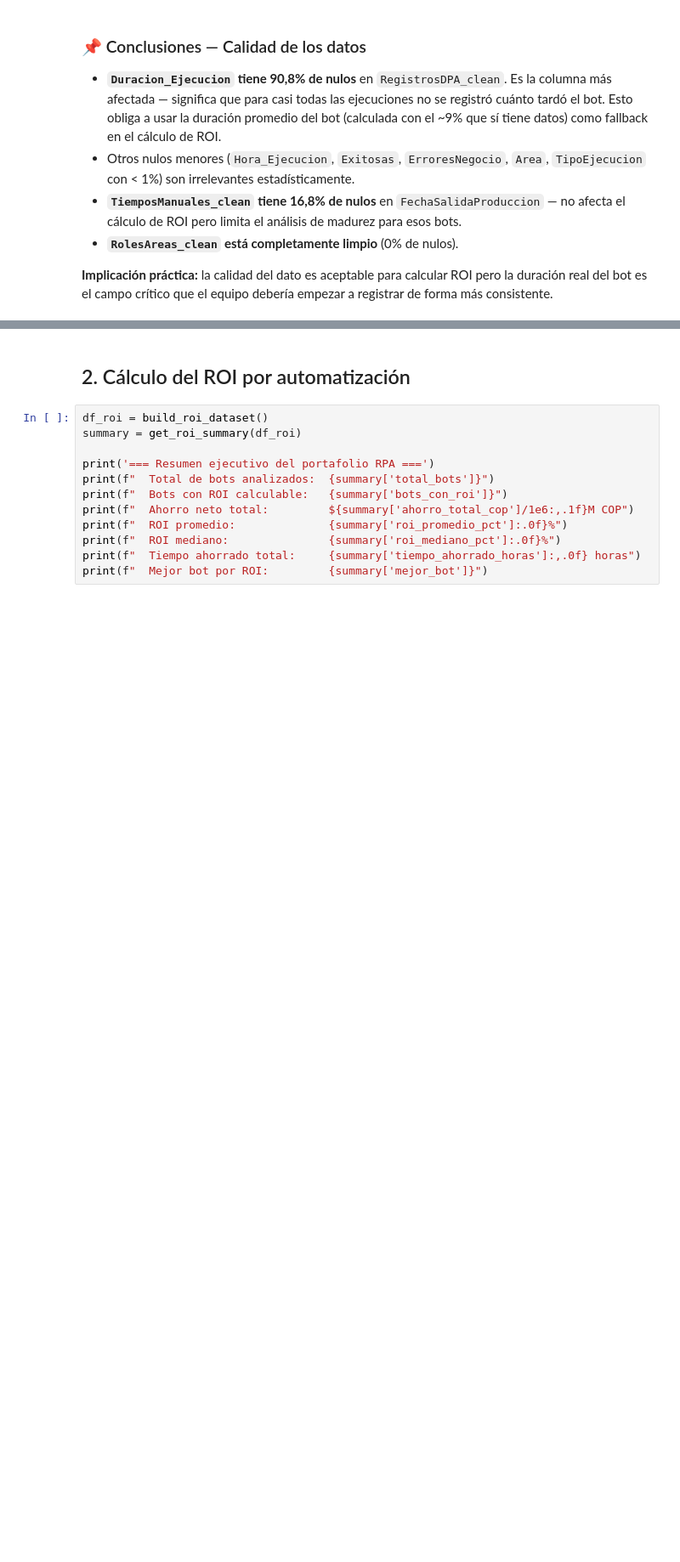
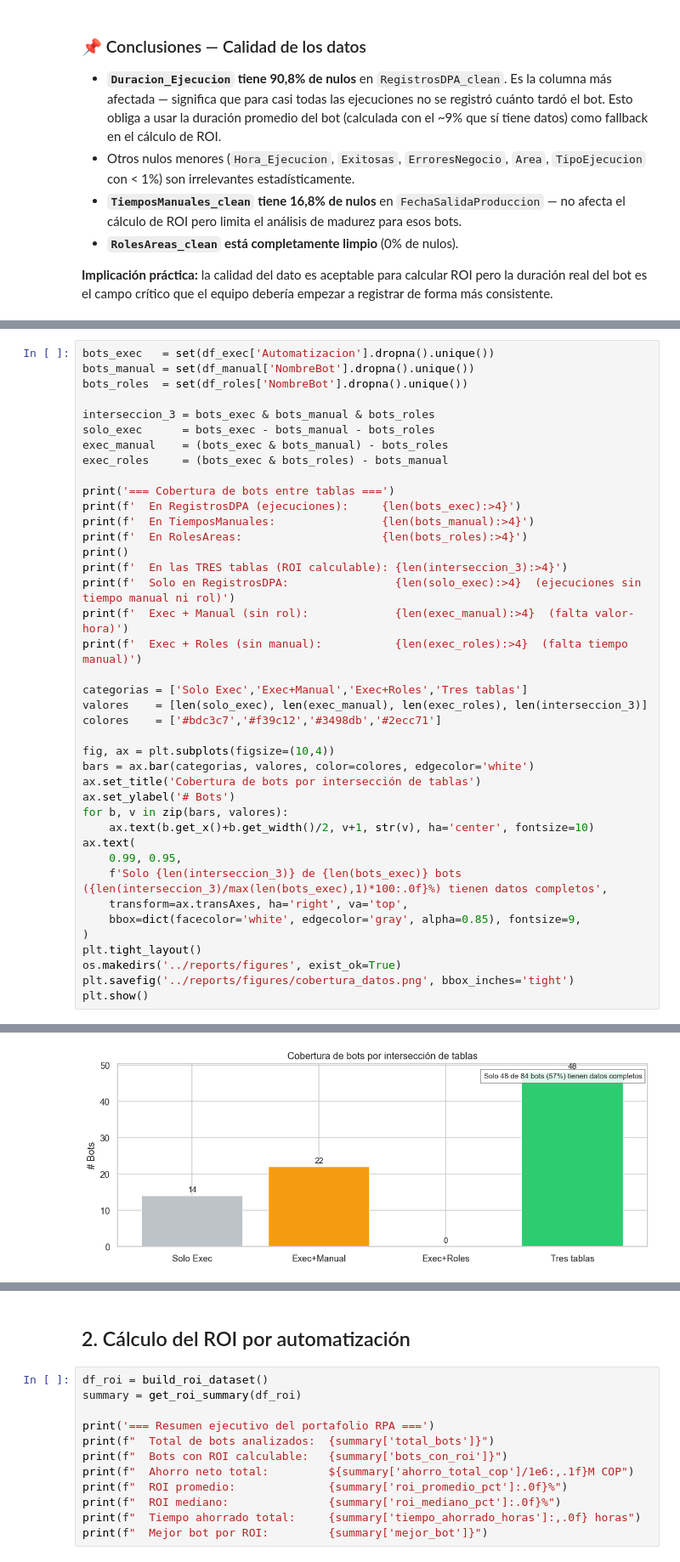
Before and after one commit to miloguz/Ye-Ca-Es-DatosExpost, a Jupyter notebook: notebooks/02_eda_roi.ipynb, the cells around one changed output, grey strips where cells are left out. Shown at 85% size. Drawn from its saved outputs; the diff is of its cells as text; blank space fills up the shorter version.

```diff
--- a/notebooks/02_eda_roi.ipynb
+++ b/notebooks/02_eda_roi.ipynb
@@ -75,0 +99,41 @@ for name, df in [('RegistrosDPA_clean', df_exec), ('TiemposManuales_clean', df_m
+# %%
+bots_exec   = set(df_exec['Automatizacion'].dropna().unique())
+bots_manual = set(df_manual['NombreBot'].dropna().unique())
+bots_roles  = set(df_roles['NombreBot'].dropna().unique())
+
+interseccion_3 = bots_exec & bots_manual & bots_roles
+solo_exec      = bots_exec - bots_manual - bots_roles
+exec_manual    = (bots_exec & bots_manual) - bots_roles
+exec_roles     = (bots_exec & bots_roles) - bots_manual
+
+print('=== Cobertura de bots entre tablas ===')
+print(f'  En RegistrosDPA (ejecuciones):     {len(bots_exec):>4}')
+print(f'  En TiemposManuales:                {len(bots_manual):>4}')
+print(f'  En RolesAreas:                     {len(bots_roles):>4}')
+print()
+print(f'  En las TRES tablas (ROI calculable): {len(interseccion_3):>4}')
+print(f'  Solo en RegistrosDPA:                {len(solo_exec):>4}  (ejecuciones sin tiempo manual ni rol)')
+print(f'  Exec + Manual (sin rol):             {len(exec_manual):>4}  (falta valor-hora)')
+print(f'  Exec + Roles (sin manual):           {len(exec_roles):>4}  (falta tiempo manual)')
+
+categorias = ['Solo Exec','Exec+Manual','Exec+Roles','Tres tablas']
+valores    = [len(solo_exec), len(exec_manual), len(exec_roles), len(interseccion_3)]
+colores    = ['#bdc3c7','#f39c12','#3498db','#2ecc71']
+
+fig, ax = plt.subplots(figsize=(10,4))
+bars = ax.bar(categorias, valores, color=colores, edgecolor='white')
+ax.set_title('Cobertura de bots por intersección de tablas')
+ax.set_ylabel('# Bots')
+for b, v in zip(bars, valores):
+    ax.text(b.get_x()+b.get_width()/2, v+1, str(v), ha='center', fontsize=10)
+ax.text(
+    0.99, 0.95,
+    f'Solo {len(interseccion_3)} de {len(bots_exec)} bots ({len(interseccion_3)/max(len(bots_exec),1)*100:.0f}%) tienen datos completos',
+    transform=ax.transAxes, ha='right', va='top',
+    bbox=dict(facecolor='white', edgecolor='gray', alpha=0.85), fontsize=9,
+)
+plt.tight_layout()
+os.makedirs('../reports/figures', exist_ok=True)
+plt.savefig('../reports/figures/cobertura_datos.png', bbox_inches='tight')
+plt.show()
+# %% [output]
@@ -75,0 +149 @@ for name, df in [('RegistrosDPA_clean', df_exec), ('TiemposManuales_clean', df_m
+[figure, added]
```
Also changed, not shown: parts of 22 cells of this notebook, 11 other files.
